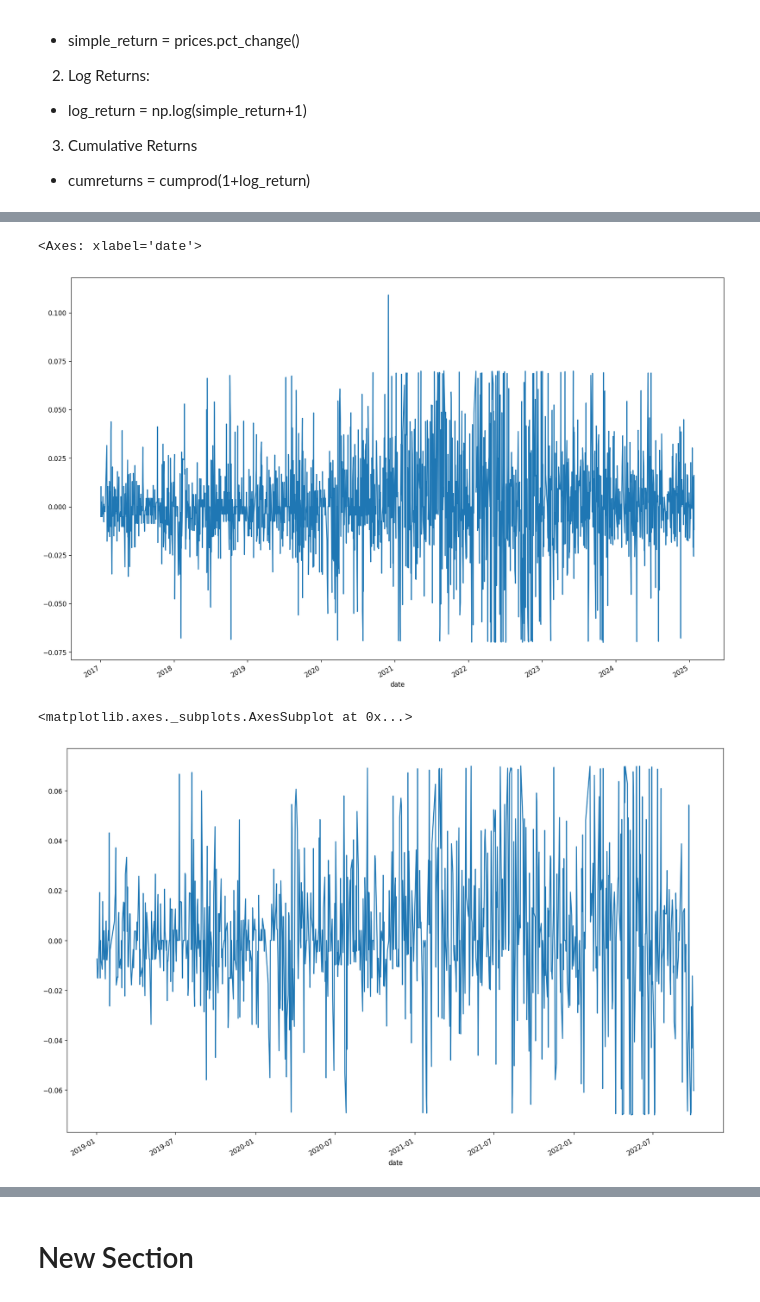
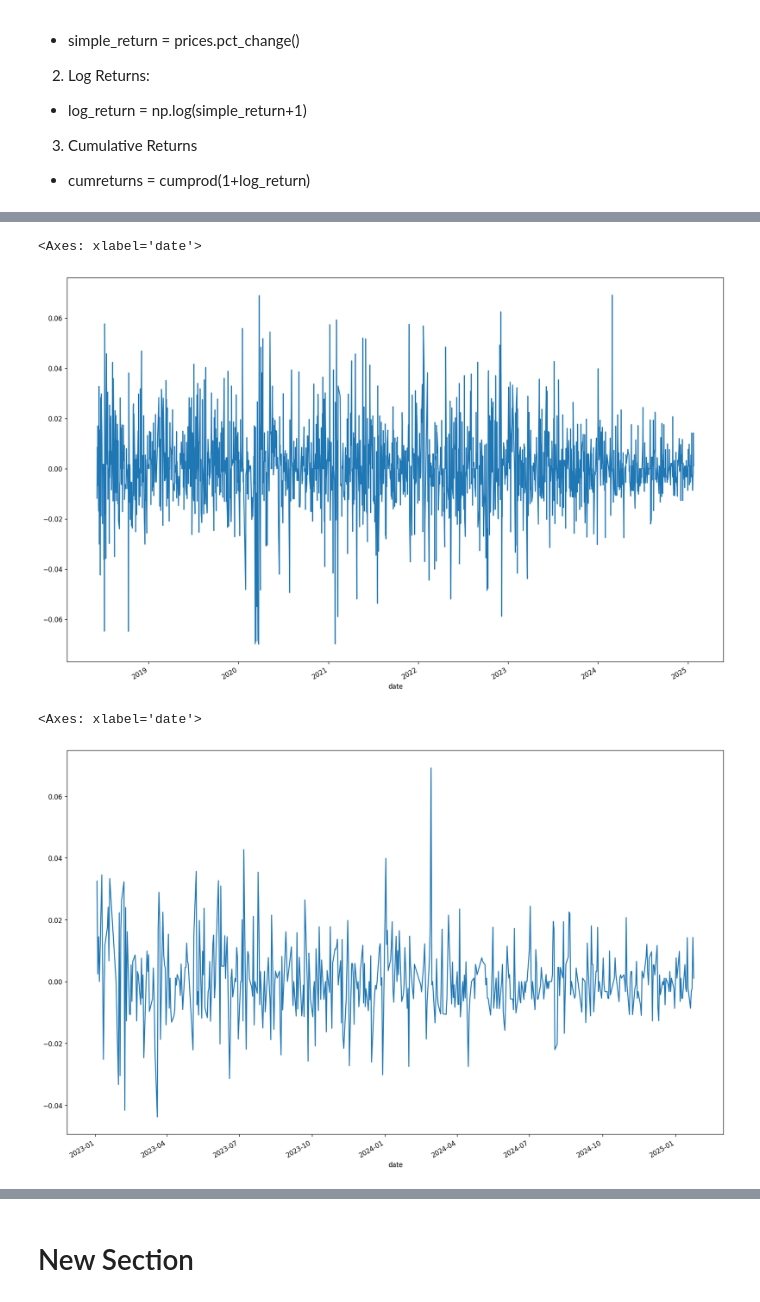
Before and after one commit to tienduongftu/Learn-Algorithmic-Trading, a Jupyter notebook: Lesson_03_Returns_Anlaysis.ipynb, the cells around one changed output, grey strips where cells are left out. Drawn from its saved outputs; the diff is of its cells as text; code cells hidden in the pictures.

```diff
--- a/Lesson_03_Returns_Anlaysis.ipynb
+++ b/Lesson_03_Returns_Anlaysis.ipynb
@@ -89,6 +89,6 @@ sed: can't read /usr/local/lib/python3.7/dist-packages/alphalens/tears.py: No su
 # %%
 # 'FPT', 'MWG', 'BID', 'VCB', 'HAH', 'HAH'
-assets = ['FPT','MWG','BID', 'VCB', 'HAH','DNH']
+assets = ['TCB','MBB','BID', 'VCB', 'ACB','TPB']
 dataset = None
 for asset in assets:
     data = get_pricing(asset, start_date='2006-03-12')
@@ -200,14 +200,14 @@ Name: HAH, Length: 2471, dtype: float64
 # %%
 #@title Biểu Diễn Simple Retuns giai đoạn từ Tháng 01/2017 Đến Nay { display-mode: "form" }
-r['HAH'].loc['2017-01-01':].plot()
+r['VCB'].loc['2017-01-01':].plot()
 # %% [output]
 <Axes: xlabel='date'>
-[figure, old version]
+[figure, new version]
 # %%
-#@title Biểu Diễn Simple Retuns giai đoạn từ Tháng 01/2019 Đến Nay { display-mode: "form" }
-r['HAH'].loc['2019-01-01':].plot()
+#@title Biểu Diễn Simple Retuns giai đoạn từ Tháng 01/2023 Đến Nay { display-mode: "form" }
+r['VCB'].loc['2023-01-01':].plot()
 # %% [output]
-<matplotlib.axes._subplots.AxesSubplot at 0x...>
+<Axes: xlabel='date'>
-[figure, old version]
+[figure, new version]
 # %%
 #@title Biểu Diễn Log Retuns giai đoạn từ Tháng 01/2017 Đến Nay { display-mode: "form" }
```
Also changed, not shown: parts of 16 cells of this notebook.
